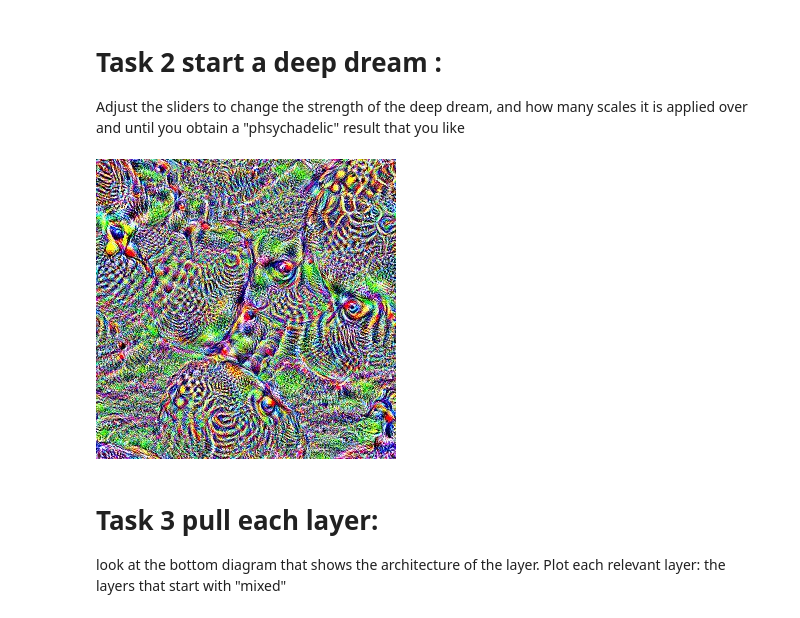
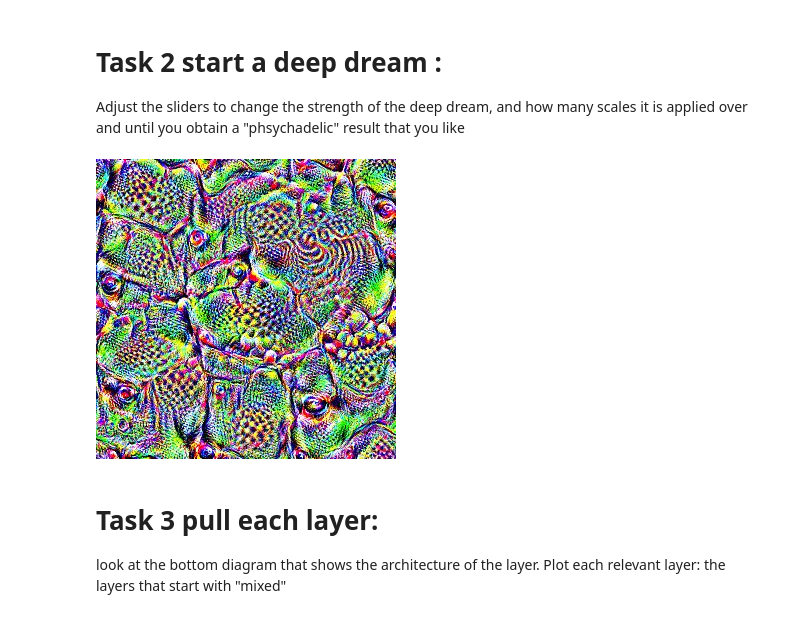
Before and after one commit to narayan-paudel/DSPS_EPAUDEL, a Jupyter notebook: HW12_ePaudel/DSPS2019_deepdream.ipynb, the cells around one changed output. Drawn from its saved outputs; the diff is of its cells as text; code cells hidden in the pictures.

```diff
--- a/HW12_ePaudel/DSPS2019_deepdream.ipynb
+++ b/HW12_ePaudel/DSPS2019_deepdream.ipynb
@@ -76,0 +72,5 @@ showarray(rnd)
+# %%
+np.random.seed(108) #sets random seed for reproducibility
+#creates 300*300*3 array for random noise image
+rnd = (np.random.uniform(low=0.0,high=1.0,size=(300,300,3))*255).astype(np.uint8)
+showarray(rnd)
@@ -136,13 +138,13 @@ Adjust the sliders to change the strength of the deep dream, and how many scales
 # %%
 octave_n = 3 #@param {type:"slider", max: 10}
 octave_scale = 1.4 #@param {type:"number"}
-iter_n = 30 #@param {type:"slider", max: 50}
-strength = 500 #@param {type:"slider", max: 1000}
+iter_n = 39 #@param {type:"slider", max: 50}
+strength = 761 #@param {type:"slider", max: 1000}
 layer = "mixed5a"  #@param ["mixed3a", "mixed3b", "mixed4a", "mixed4c", "mixed5a"]
 
 final = render_deepdream(tf.square(T(layer)), rnd)
 # %% [output]
-[figure, old version]
+[figure, new version]
 # %% [markdown]
  # Task 3 pull each layer:
  look at the bottom diagram that shows the architecture of the layer. Plot each relevant layer: the layers that start with "mixed"
```
Also changed, not shown: parts of 14 cells of this notebook, 5 other files.
